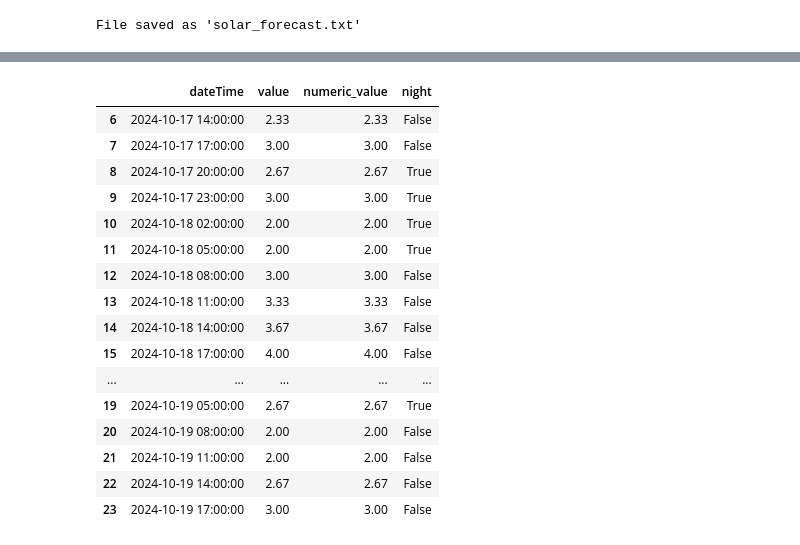
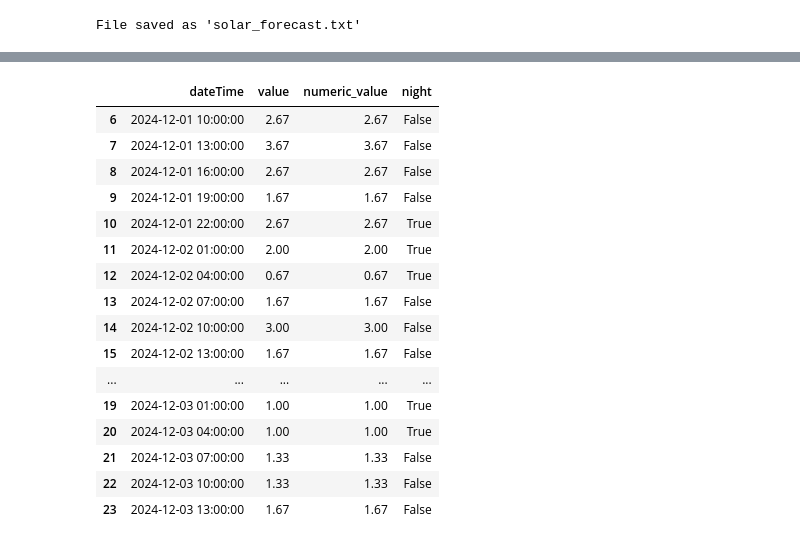
Before and after one commit to dviabhav/Aurora-forecast-and-historical-data, a Jupyter notebook: aurora forecast three day.ipynb, the cells around one changed output, grey strips where cells are left out. Saved outputs shown, nothing was run; the diff lists cells and outputs as text; code cells hidden in the pictures.

```diff
--- a/aurora forecast three day.ipynb
+++ b/aurora forecast three day.ipynb
@@ -54,23 +50,23 @@ plt.bar(forecast_df['dateTime'].dt.strftime('%Y-%m-%d %H:%M:%S'), forecast_df['n
-# %%
-forecast_df.loc[forecast_df.dateTime > dt.datetime.now()]
-# %% [output]
-|  | dateTime | value | numeric_value | night |
-| 6 | 2024-10-17 14:00:00 | 2.33 | 2.33 | False |
-| 7 | 2024-10-17 17:00:00 | 3.00 | 3.00 | False |
-| 8 | 2024-10-17 20:00:00 | 2.67 | 2.67 | True |
-| 9 | 2024-10-17 23:00:00 | 3.00 | 3.00 | True |
-| 10 | 2024-10-18 02:00:00 | 2.00 | 2.00 | True |
-| 11 | 2024-10-18 05:00:00 | 2.00 | 2.00 | True |
-| 12 | 2024-10-18 08:00:00 | 3.00 | 3.00 | False |
-| 13 | 2024-10-18 11:00:00 | 3.33 | 3.33 | False |
-| 14 | 2024-10-18 14:00:00 | 3.67 | 3.67 | False |
-| 15 | 2024-10-18 17:00:00 | 4.00 | 4.00 | False |
-| ... | ... | ... | ... | ... |
-| 19 | 2024-10-19 05:00:00 | 2.67 | 2.67 | True |
-| 20 | 2024-10-19 08:00:00 | 2.00 | 2.00 | False |
-| 21 | 2024-10-19 11:00:00 | 2.00 | 2.00 | False |
-| 22 | 2024-10-19 14:00:00 | 2.67 | 2.67 | False |
-| 23 | 2024-10-19 17:00:00 | 3.00 | 3.00 | False |
+# %%
+forecast_df
+# %% [output]
+|  | dateTime | value | numeric_value | night |
+| 6 | 2024-12-01 10:00:00 | 2.67 | 2.67 | False |
+| 7 | 2024-12-01 13:00:00 | 3.67 | 3.67 | False |
+| 8 | 2024-12-01 16:00:00 | 2.67 | 2.67 | False |
+| 9 | 2024-12-01 19:00:00 | 1.67 | 1.67 | False |
+| 10 | 2024-12-01 22:00:00 | 2.67 | 2.67 | True |
+| 11 | 2024-12-02 01:00:00 | 2.00 | 2.00 | True |
+| 12 | 2024-12-02 04:00:00 | 0.67 | 0.67 | True |
+| 13 | 2024-12-02 07:00:00 | 1.67 | 1.67 | False |
+| 14 | 2024-12-02 10:00:00 | 3.00 | 3.00 | False |
+| 15 | 2024-12-02 13:00:00 | 1.67 | 1.67 | False |
+| ... | ... | ... | ... | ... |
+| 19 | 2024-12-03 01:00:00 | 1.00 | 1.00 | True |
+| 20 | 2024-12-03 04:00:00 | 1.00 | 1.00 | True |
+| 21 | 2024-12-03 07:00:00 | 1.33 | 1.33 | False |
+| 22 | 2024-12-03 10:00:00 | 1.33 | 1.33 | False |
+| 23 | 2024-12-03 13:00:00 | 1.67 | 1.67 | False |
 # %%
 t_zone = 'America/New_York'
 
```
Also changed, not shown: parts of 5 cells of this notebook, 6 other files.
